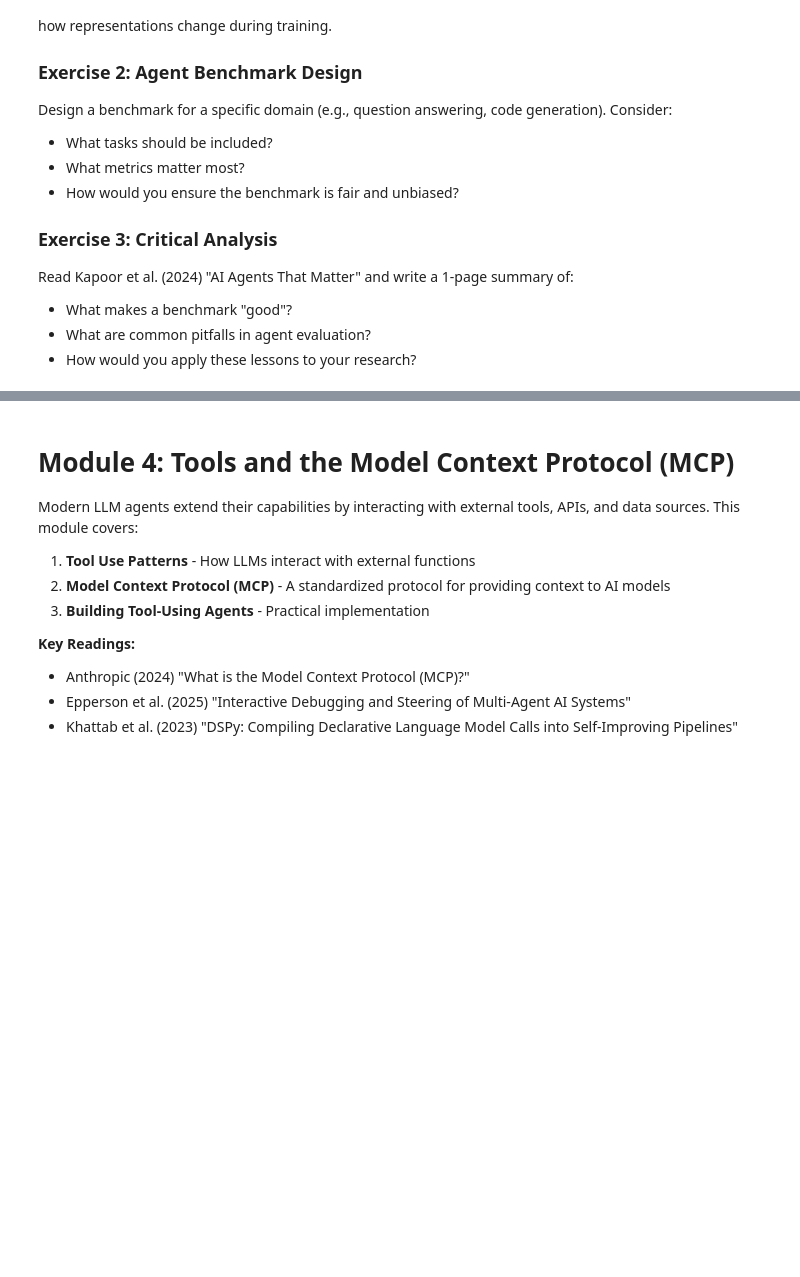
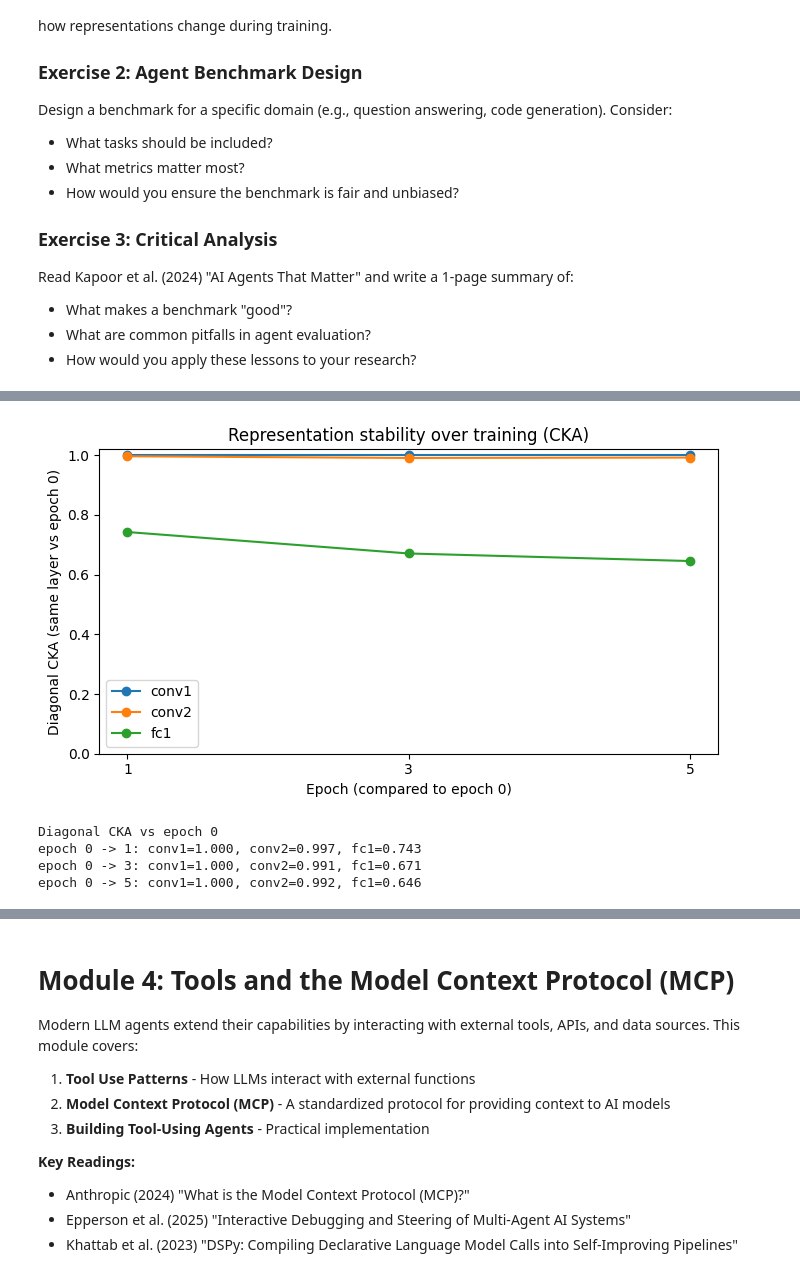
Before and after one commit to cfbc-a25/github-starter-course, a Jupyter notebook: Tutorials-Homework_Notebooks/Week_5_2026.ipynb, the cells around one changed output, grey strips where cells are left out. Cells and saved outputs as stored; diff of their text form; code cells hidden in the pictures; blank space fills up the shorter version.

```diff
--- a/Tutorials-Homework_Notebooks/Week_5_2026.ipynb
+++ b/Tutorials-Homework_Notebooks/Week_5_2026.ipynb
@@ -926,7 +967,7 @@ for i in range(0, 20):
         bootstrap_texts,
         vector_size=100,
         window=10)
-  word_differences.append(w2vmodel_boot.similarity('book', 'stori'))
+  word_differences.append(w2vmodel_boot.wv.similarity('book', 'stori'))
 # %%
 sorted_diffs = sorted(word_differences)
 # %%
@@ -1287,0 +1777,12 @@ print(f"Validation Perplexity: {val_ppl:.2f}")
+# %%
+import os, math, time, inspect
+import torch
+
+# Safer SDPA settings (prevents some 4-bit crashes)
+os.environ["PYTORCH_SDP_BACKEND"] = "math"
+torch.backends.cuda.enable_flash_sdp(False)
+torch.backends.cuda.enable_mem_efficient_sdp(False)
+torch.backends.cuda.enable_math_sdp(True)
+
+device = "cuda" if torch.cuda.is_available() else "cpu"
+print("device:", device)
@@ -1782,0 +2873,47 @@ Read Kapoor et al. (2024) "AI Agents That Matter" and write a 1-page summary of:
+# %%
+# ===== Block 4: summarize CKA over training + copy-paste writeup =====
+import numpy as np
+import matplotlib.pyplot as plt
+
+# You already have: ckpt_epochs, LAYER_NAMES, all_reps, cka_matrix
+base_epoch = 0
+compare_epochs = [1, 3, 5]  # the ones you saved
+layers = LAYER_NAMES        # ["conv1","conv2","fc1"]
+
+# Build diagonal (same-layer) CKA table
+diag_by_epoch = {layer: [] for layer in layers}
+for e in compare_epochs:
+    M = cka_matrix(all_reps[base_epoch], all_reps[e], layer_names=layers)
+    diag = np.diag(M)
+    for layer, val in zip(layers, diag):
+        diag_by_epoch[layer].append(val)
+
+# Plot lines (no manual colors)
+plt.figure(figsize=(7,4))
+for layer in layers:
+    plt.plot(compare_epochs, diag_by_epoch[layer], marker="o", label=layer)
+plt.ylim(0, 1.02)
+plt.xticks(compare_epochs)
+plt.xlabel("Epoch (compared to epoch 0)")
+plt.ylabel("Diagonal CKA (same layer vs epoch 0)")
+plt.title("Representation stability over training (CKA)")
+plt.legend()
+plt.tight_layout()
+plt.show()
+
+# Print a compact table
+print("Diagonal CKA vs epoch 0")
+for i, e in enumerate(compare_epochs):
+    row = ", ".join([f"{layer}={diag_by_epoch[layer][i]:.3f}" for layer in layers])
+    print(f"epoch 0 -> {e}: {row}")
+
+# Copy-paste interpretation (edit 1-2 words if you want)
+conv1 = [f"{v:.3f}" for v in diag_by_epoch["conv1"]]
+conv2 = [f"{v:.3f}" for v in diag_by_epoch["conv2"]]
+fc1   = [f"{v:.3f}" for v in diag_by_epoch["fc1"]]
+# %% [output]
+[figure, added]
+Diagonal CKA vs epoch 0
+epoch 0 -> 1: conv1=1.000, conv2=0.997, fc1=0.743
+epoch 0 -> 3: conv1=1.000, conv2=0.991, fc1=0.671
+epoch 0 -> 5: conv1=1.000, conv2=0.992, fc1=0.646
```
Also changed, not shown: parts of 76 cells of this notebook.
